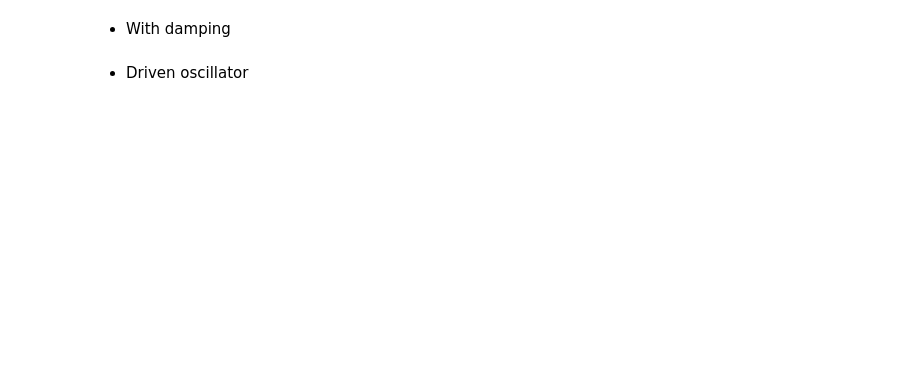
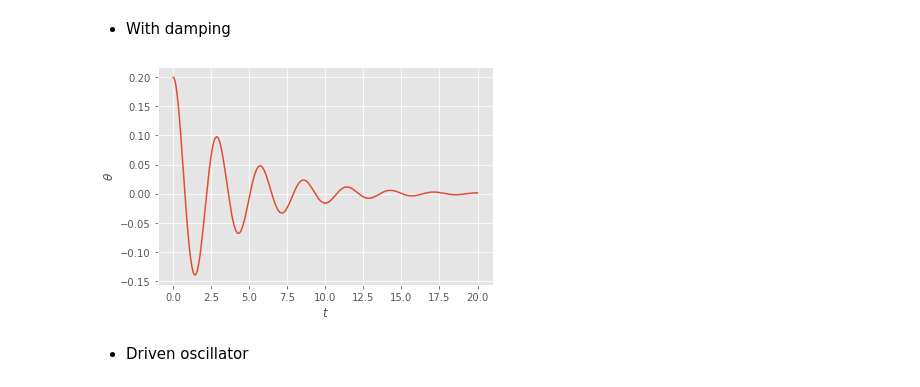
Before and after one commit to sandyherho/physComp, a Jupyter notebook: 05_diffEq/01.ipynb, the cells around one changed output. Drawn from its saved outputs; the diff is of its cells as text; code cells hidden in the pictures; blank space fills up the shorter version.

```diff
--- a/05_diffEq/01.ipynb
+++ b/05_diffEq/01.ipynb
@@ -248,4 +327,28 @@ For small angles \\( \theta\ll 1 \\) and without damping b = 0, we have
 # %% [markdown]
 - With damping
+# %%
+length = 2
+g = 9.81
+c = g / length
+
+# Damping
+b = 0.5
+
+def f_ODE(t, theta0, theta1):
+    return -b*theta1 -c*np.sin(theta0)
+
+t0 = 0
+theta00 = 0.2
+theta10 = 0
+nmax = 2000
+h = 0.01
+
+solutions = eulerODE2(f_ODE, t0, theta00, theta10, nmax, h)
+
+plt.plot(solutions[0], solutions[1]);
+plt.xlabel('$t$');
+plt.ylabel(r'${\theta}$');
+# %% [output]
+[figure, added]
 # %% [markdown]
 - Driven oscillator
```
Also changed, not shown: parts of 14 cells of this notebook.
